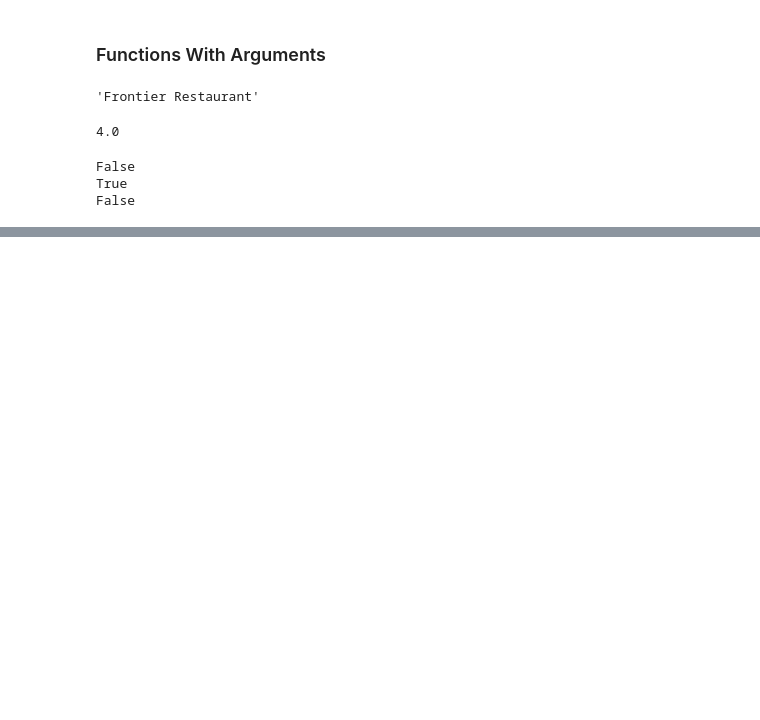
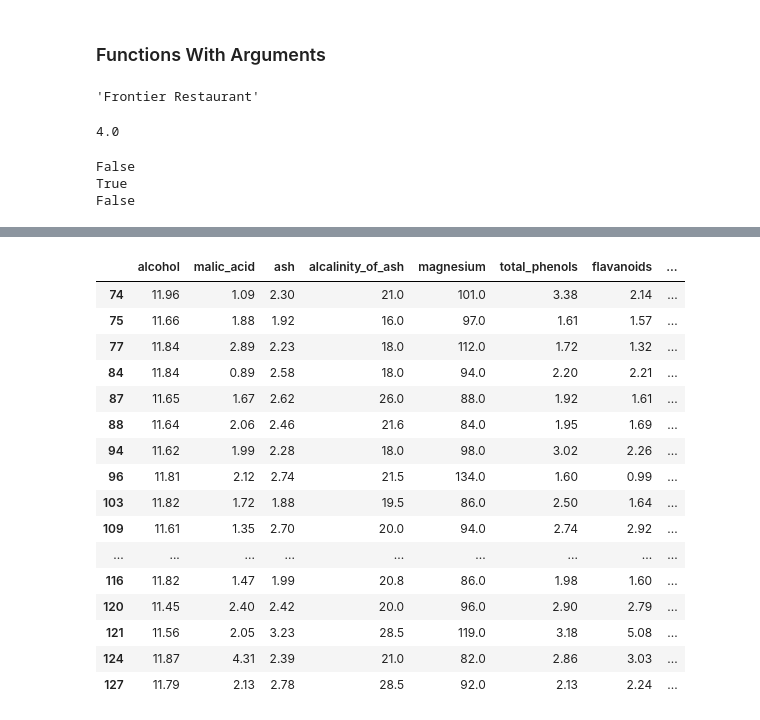
Before and after one commit to smw150430/python_book_exercises, a Jupyter notebook: Exercises.ipynb, the cells around one changed output, grey strips where cells are left out. Drawn from its saved outputs; the diff is of its cells as text; code cells hidden in the pictures; blank space fills up the shorter version.

```diff
--- a/Exercises.ipynb
+++ b/Exercises.ipynb
@@ -479,0 +517,6 @@ False
+# %%
+import pandas as pd
+from sklearn.datasets import load_wine
+data = load_wine()
+print(data)
+df = pd.DataFrame(data.data, columns = data.feature_names)
@@ -479,0 +628,21 @@ False
+# %%
+# boolean indexing using .loc
+df.loc[df['alcohol'] < 12]
+# %% [output]
+|  | alcohol | malic_acid | ash | alcalinity_of_ash | magnesium | total_phenols | flavanoids | ... |
+| 74 | 11.96 | 1.09 | 2.30 | 21.0 | 101.0 | 3.38 | 2.14 | ... |
+| 75 | 11.66 | 1.88 | 1.92 | 16.0 | 97.0 | 1.61 | 1.57 | ... |
+| 77 | 11.84 | 2.89 | 2.23 | 18.0 | 112.0 | 1.72 | 1.32 | ... |
+| 84 | 11.84 | 0.89 | 2.58 | 18.0 | 94.0 | 2.20 | 2.21 | ... |
+| 87 | 11.65 | 1.67 | 2.62 | 26.0 | 88.0 | 1.92 | 1.61 | ... |
+| 88 | 11.64 | 2.06 | 2.46 | 21.6 | 84.0 | 1.95 | 1.69 | ... |
+| 94 | 11.62 | 1.99 | 2.28 | 18.0 | 98.0 | 3.02 | 2.26 | ... |
+| 96 | 11.81 | 2.12 | 2.74 | 21.5 | 134.0 | 1.60 | 0.99 | ... |
+| 103 | 11.82 | 1.72 | 1.88 | 19.5 | 86.0 | 2.50 | 1.64 | ... |
+| 109 | 11.61 | 1.35 | 2.70 | 20.0 | 94.0 | 2.74 | 2.92 | ... |
+| ... | ... | ... | ... | ... | ... | ... | ... | ... |
+| 116 | 11.82 | 1.47 | 1.99 | 20.8 | 86.0 | 1.98 | 1.60 | ... |
+| 120 | 11.45 | 2.40 | 2.42 | 20.0 | 96.0 | 2.90 | 2.79 | ... |
+| 121 | 11.56 | 2.05 | 3.23 | 28.5 | 119.0 | 3.18 | 5.08 | ... |
+| 124 | 11.87 | 4.31 | 2.39 | 21.0 | 82.0 | 2.86 | 3.03 | ... |
+| 127 | 11.79 | 2.13 | 2.78 | 28.5 | 92.0 | 2.13 | 2.24 | ... |
```
Also changed, not shown: parts of 34 cells of this notebook, 1 other file.
